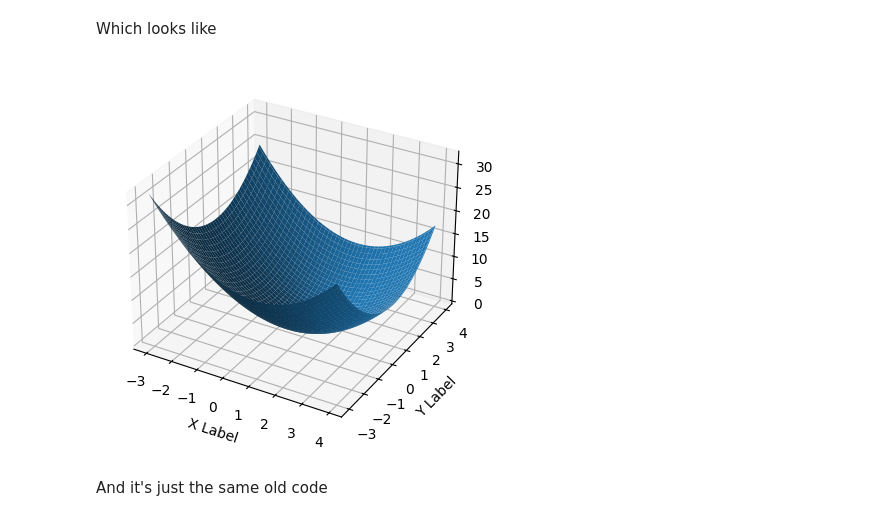
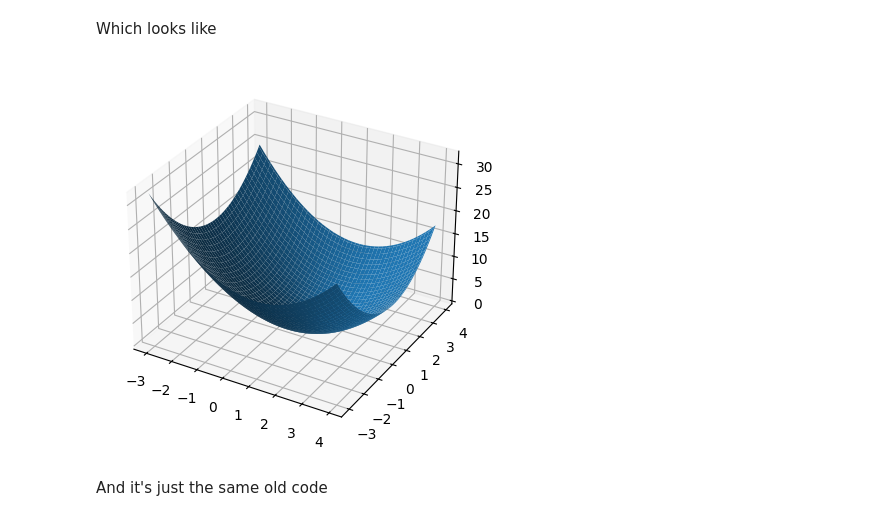
Before and after one commit to clivetong/Talks, a Jupyter notebook: Gradients/gradients.ipynb, the cells around one changed output. Drawn from its saved outputs; the diff is of its cells as text; code cells hidden in the pictures.

```diff
--- a/Gradients/gradients.ipynb
+++ b/Gradients/gradients.ipynb
@@ -64,20 +64,16 @@ Which looks like
 # %%
 fig = plt.figure()
 ax = fig.add_subplot(111, projection='3d')
 x = y = np.arange(-3.0, 4.0, 0.05)
 X, Y = np.meshgrid(x, y)
 zs = np.array(test_function2(np.ravel(X), np.ravel(Y)))
 Z = zs.reshape(X.shape)
 
 ax.plot_surface(X, Y, Z)
 
-ax.set_xlabel('X Label')
-ax.set_ylabel('Y Label')
-ax.set_zlabel('Z Label')
-
 plt.show()
 # %% [output]
-[figure, old version]
+[figure, new version]
 # %% [markdown]
 And it's just the same old code
 # %%
```
Also changed, not shown: parts of 2 cells of this notebook.
